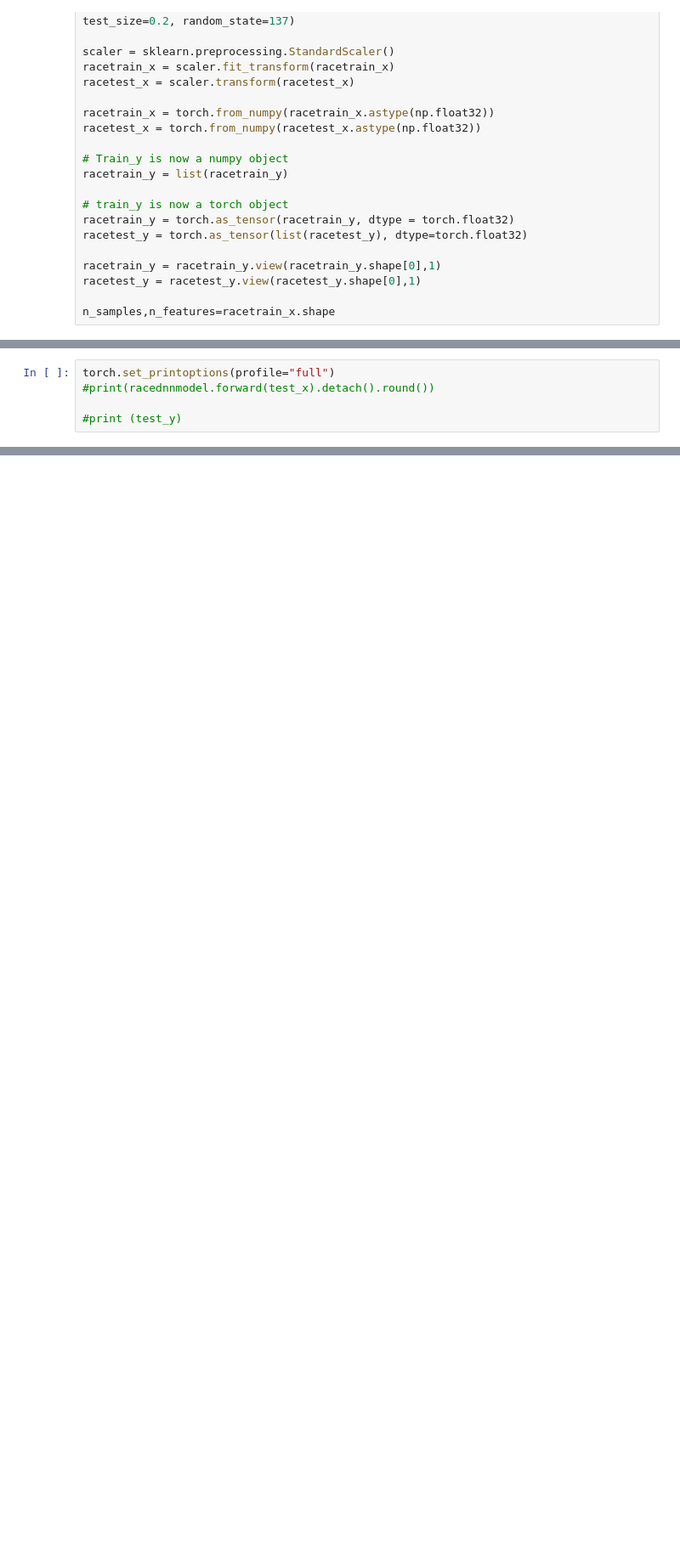
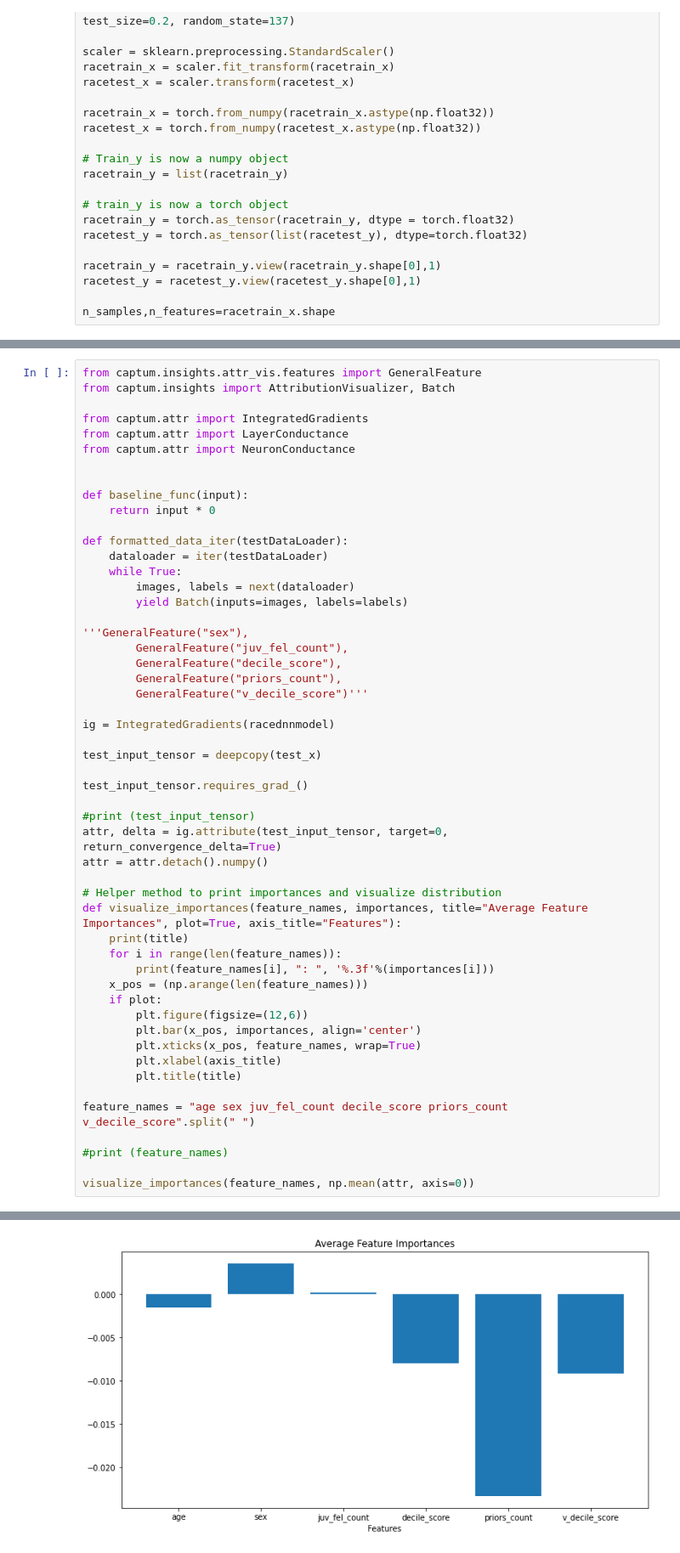
Before and after one commit to amitjoshi24/sensitive-attribute-containment-dnn-fairness, a Jupyter notebook: finalprojectcrimrecid.ipynb, the cells around one changed output, grey strips where cells are left out. Shown: that part at 85% size. Drawn from its saved outputs; the diff is of its cells as text; blank space fills up the shorter version.

Commit message:
getting negative attribution with captum?

```diff
--- a/finalprojectcrimrecid.ipynb
+++ b/finalprojectcrimrecid.ipynb
@@ -634,5 +658,53 @@ Epoch: 14       Training Loss: 0.609343         Validation Loss: 0.596256
 # %%
-torch.set_printoptions(profile="full")
-#print(racednnmodel.forward(test_x).detach().round())
+from captum.insights.attr_vis.features import GeneralFeature
+from captum.insights import AttributionVisualizer, Batch
 
-#print (test_y)
+from captum.attr import IntegratedGradients
+from captum.attr import LayerConductance
+from captum.attr import NeuronConductance
+
+
+def baseline_func(input):
+    return input * 0
+
+def formatted_data_iter(testDataLoader):
+    dataloader = iter(testDataLoader)
+    while True:
+        images, labels = next(dataloader)
+        yield Batch(inputs=images, labels=labels)
+
+'''GeneralFeature("sex"),
+        GeneralFeature("juv_fel_count"),
+        GeneralFeature("decile_score"),
+        GeneralFeature("priors_count"),
+        GeneralFeature("v_decile_score")'''
+
+ig = IntegratedGradients(racednnmodel)
+
+test_input_tensor = deepcopy(test_x)
+
+test_input_tensor.requires_grad_()
+
+#print (test_input_tensor)
+attr, delta = ig.attribute(test_input_tensor, target=0, return_convergence_delta=True)
+attr = attr.detach().numpy()
+
+# Helper method to print importances and visualize distribution
+def visualize_importances(feature_names, importances, title="Average Feature Importances", plot=True, axis_title="Features"):
+    print(title)
+    for i in range(len(feature_names)):
+        print(feature_names[i], ": ", '%.3f'%(importances[i]))
+    x_pos = (np.arange(len(feature_names)))
+    if plot:
+        plt.figure(figsize=(12,6))
+        plt.bar(x_pos, importances, align='center')
+        plt.xticks(x_pos, feature_names, wrap=True)
+        plt.xlabel(axis_title)
+        plt.title(title)
+
+feature_names = "age sex juv_fel_count decile_score priors_count v_decile_score".split(" ")
+
+#print (feature_names)
+
+visualize_importances(feature_names, np.mean(attr, axis=0))
+# %% [output]
@@ -638,0 +718 @@ torch.set_printoptions(profile="full")
+[figure, added]
```
Also changed, not shown: parts of 12 cells of this notebook, 5 other files.
